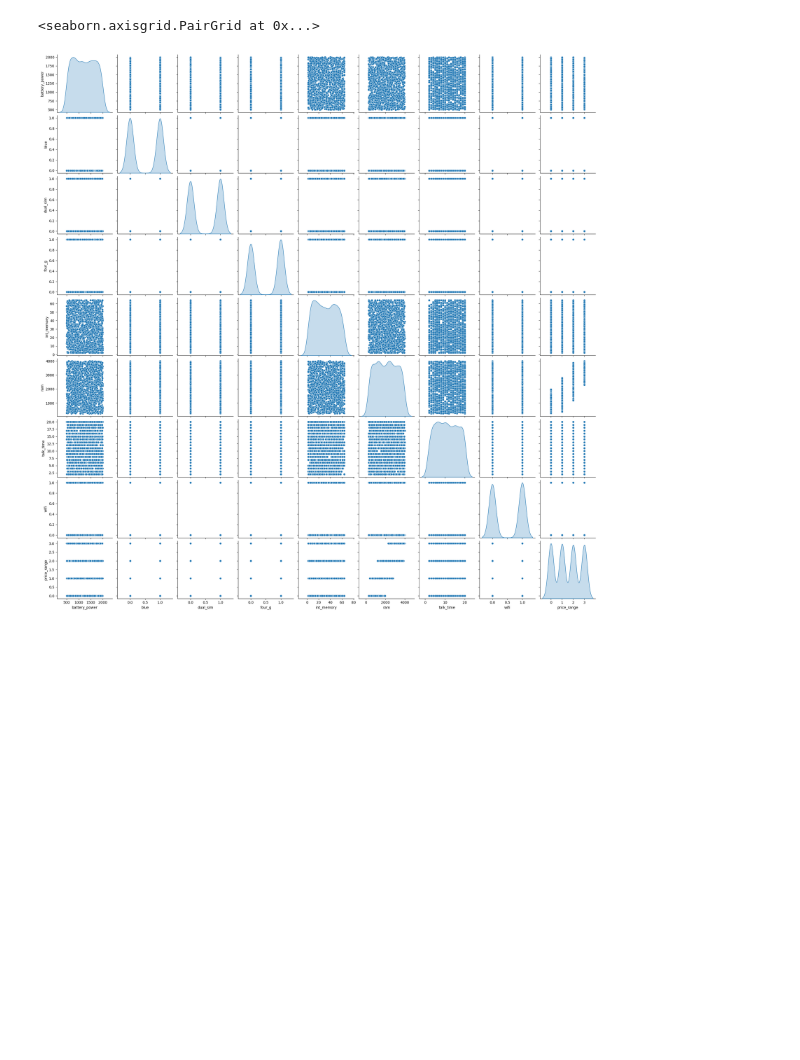
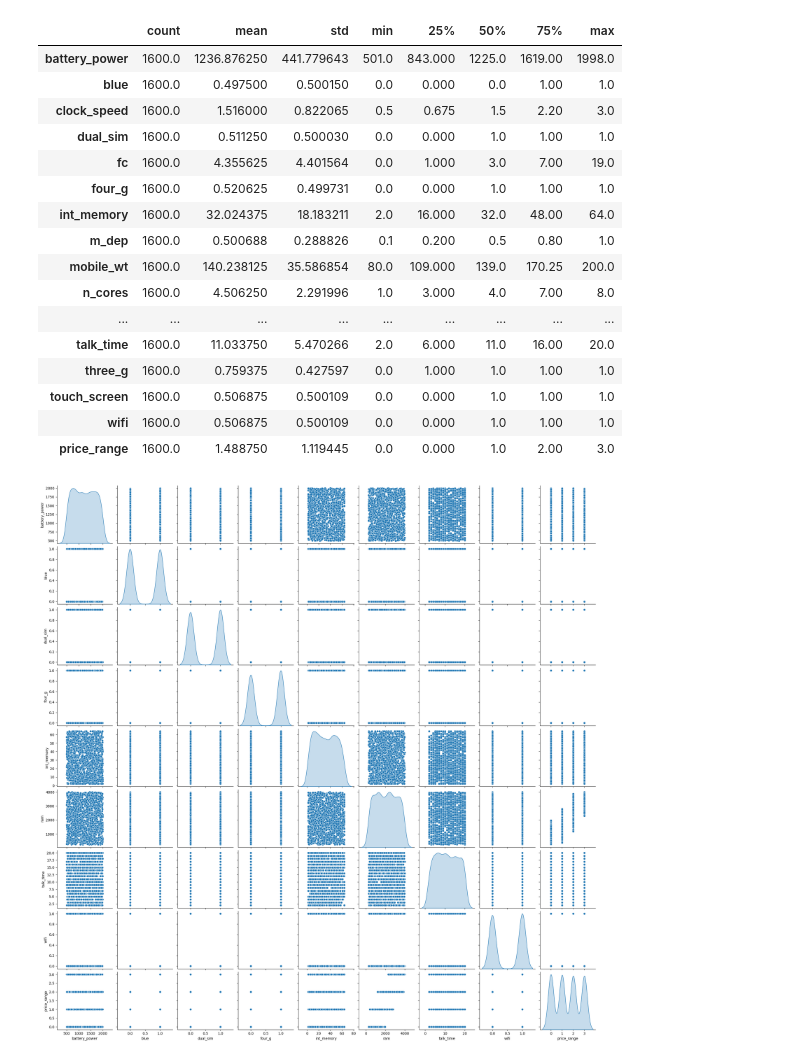
Before and after one commit to AhmedShurafa/Mobile_Price_Classification, a Jupyter notebook: mobile_price_classification.ipynb, the cells around one changed output. Drawn from its saved outputs; the diff is of its cells as text; code cells hidden in the pictures; blank space fills up the shorter version.

```diff
--- a/mobile_price_classification.ipynb
+++ b/mobile_price_classification.ipynb
@@ -3,15 +3,32 @@
 # %%
 import matplotlib.pyplot as plt
 import pandas as pd
 import seaborn as sns
 import numpy as np
 dataset = pd.read_csv('/content/train.csv')
 dataset.head()
-
 train_dataset = dataset.sample(frac=0.8,random_state=0)
 test_dataset = dataset.drop(train_dataset.index)
-
 sns.pairplot(train_dataset[["battery_power", "blue","dual_sim","four_g","int_memory","ram","talk_time","wifi","price_range"]], diag_kind="kde")
+train_stats = train_dataset.describe()
+train_stats = train_stats.transpose()
+train_stats
 # %% [output]
-<seaborn.axisgrid.PairGrid at 0x...>
+|  | count | mean | std | min | 25% | 50% | 75% | max |
+| battery_power | 1600.0 | 1236.876250 | 441.779643 | 501.0 | 843.000 | 1225.0 | 1619.00 | 1998.0 |
+| blue | 1600.0 | 0.497500 | 0.500150 | 0.0 | 0.000 | 0.0 | 1.00 | 1.0 |
+| clock_speed | 1600.0 | 1.516000 | 0.822065 | 0.5 | 0.675 | 1.5 | 2.20 | 3.0 |
+| dual_sim | 1600.0 | 0.511250 | 0.500030 | 0.0 | 0.000 | 1.0 | 1.00 | 1.0 |
+| fc | 1600.0 | 4.355625 | 4.401564 | 0.0 | 1.000 | 3.0 | 7.00 | 19.0 |
+| four_g | 1600.0 | 0.520625 | 0.499731 | 0.0 | 0.000 | 1.0 | 1.00 | 1.0 |
+| int_memory | 1600.0 | 32.024375 | 18.183211 | 2.0 | 16.000 | 32.0 | 48.00 | 64.0 |
+| m_dep | 1600.0 | 0.500688 | 0.288826 | 0.1 | 0.200 | 0.5 | 0.80 | 1.0 |
+| mobile_wt | 1600.0 | 140.238125 | 35.586854 | 80.0 | 109.000 | 139.0 | 170.25 | 200.0 |
+| n_cores | 1600.0 | 4.506250 | 2.291996 | 1.0 | 3.000 | 4.0 | 7.00 | 8.0 |
+| ... | ... | ... | ... | ... | ... | ... | ... | ... |
+| talk_time | 1600.0 | 11.033750 | 5.470266 | 2.0 | 6.000 | 11.0 | 16.00 | 20.0 |
+| three_g | 1600.0 | 0.759375 | 0.427597 | 0.0 | 1.000 | 1.0 | 1.00 | 1.0 |
+| touch_screen | 1600.0 | 0.506875 | 0.500109 | 0.0 | 0.000 | 1.0 | 1.00 | 1.0 |
+| wifi | 1600.0 | 0.506875 | 0.500109 | 0.0 | 0.000 | 1.0 | 1.00 | 1.0 |
+| price_range | 1600.0 | 1.488750 | 1.119445 | 0.0 | 0.000 | 1.0 | 2.00 | 3.0 |
 [figure]
```
Also changed, not shown: parts of 1 cell of this notebook.
